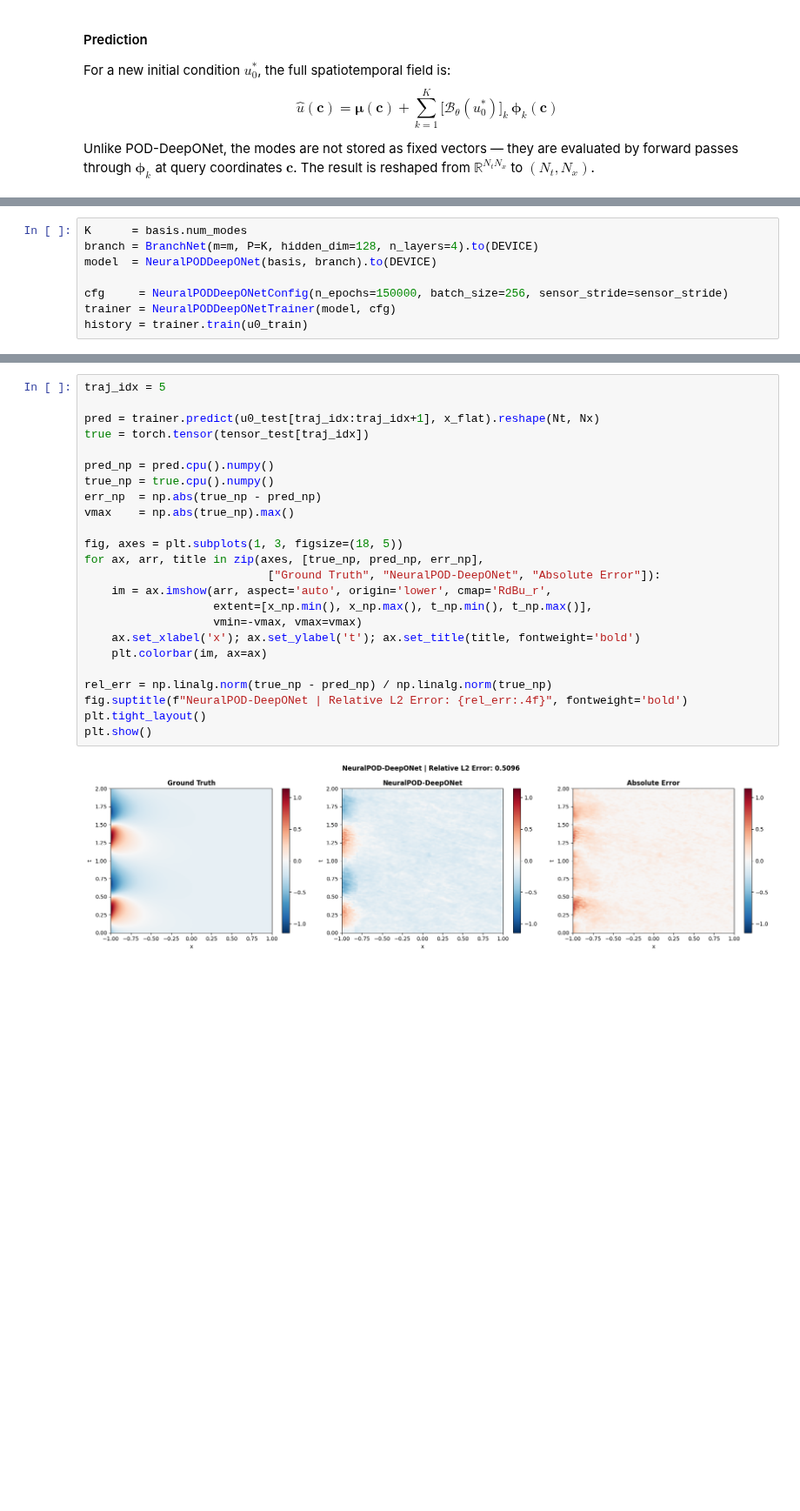
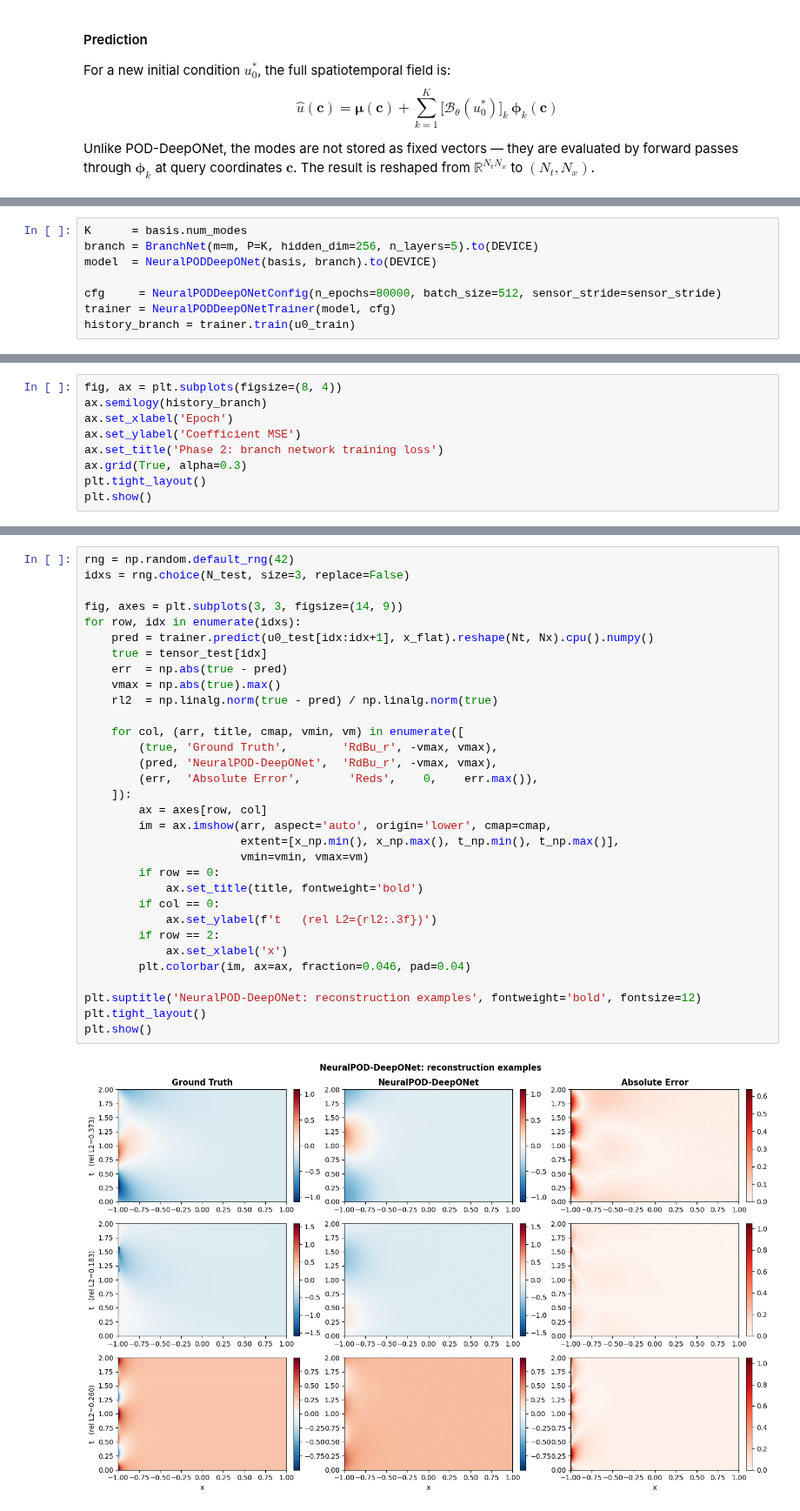
Before and after one commit to intsystems/2026-Project-185, a Jupyter notebook: code/notebooks/NeuralPOD-DeepONet.ipynb, the cells around one changed output, grey strips where cells are left out. Shown at 87% size. Cells and saved outputs as stored; diff of their text form; blank space fills up the shorter version.

Commit message:
Update error NPOD-DeepONet

```diff
--- a/code/notebooks/NeuralPOD-DeepONet.ipynb
+++ b/code/notebooks/NeuralPOD-DeepONet.ipynb
@@ -129,9 +140,9 @@ Fourier NeuralPOD | N=2500, Ny=25856 | max_modes=32
 # %%
 K      = basis.num_modes
-branch = BranchNet(m=m, P=K, hidden_dim=128, n_layers=4).to(DEVICE)
+branch = BranchNet(m=m, P=K, hidden_dim=256, n_layers=5).to(DEVICE)
 model  = NeuralPODDeepONet(basis, branch).to(DEVICE)
 
-cfg     = NeuralPODDeepONetConfig(n_epochs=150000, batch_size=256, sensor_stride=sensor_stride)
+cfg     = NeuralPODDeepONetConfig(n_epochs=80000, batch_size=512, sensor_stride=sensor_stride)
 trainer = NeuralPODDeepONetTrainer(model, cfg)
-history = trainer.train(u0_train)
+history_branch = trainer.train(u0_train)
 # %% [output]
@@ -154,0 +225,9 @@ NeuralPOD-DeepONet Phase 2 | N=2500, m=101, K=32
+# %%
+fig, ax = plt.subplots(figsize=(8, 4))
+ax.semilogy(history_branch)
+ax.set_xlabel('Epoch')
+ax.set_ylabel('Coefficient MSE')
+ax.set_title('Phase 2: branch network training loss')
+ax.grid(True, alpha=0.3)
+plt.tight_layout()
+plt.show()
@@ -170,26 +251,34 @@ Test  | mean rel L2: 0.2701
 # %%
-traj_idx = 5
+rng = np.random.default_rng(42)
+idxs = rng.choice(N_test, size=3, replace=False)
 
-pred = trainer.predict(u0_test[traj_idx:traj_idx+1], x_flat).reshape(Nt, Nx)
-true = torch.tensor(tensor_test[traj_idx])
+fig, axes = plt.subplots(3, 3, figsize=(14, 9))
+for row, idx in enumerate(idxs):
+    pred = trainer.predict(u0_test[idx:idx+1], x_flat).reshape(Nt, Nx).cpu().numpy()
+    true = tensor_test[idx]
+    err  = np.abs(true - pred)
+    vmax = np.abs(true).max()
+    rl2  = np.linalg.norm(true - pred) / np.linalg.norm(true)
 
-pred_np = pred.cpu().numpy()
-true_np = true.cpu().numpy()
-err_np  = np.abs(true_np - pred_np)
-vmax    = np.abs(true_np).max()
+    for col, (arr, title, cmap, vmin, vm) in enumerate([
+        (true, 'Ground Truth',        'RdBu_r', -vmax, vmax),
+        (pred, 'NeuralPOD-DeepONet',  'RdBu_r', -vmax, vmax),
+        (err,  'Absolute Error',       'Reds',    0,    err.max()),
+    ]):
+        ax = axes[row, col]
+        im = ax.imshow(arr, aspect='auto', origin='lower', cmap=cmap,
+                       extent=[x_np.min(), x_np.max(), t_np.min(), t_np.max()],
+                       vmin=vmin, vmax=vm)
+        if row == 0:
+            ax.set_title(title, fontweight='bold')
+        if col == 0:
+            ax.set_ylabel(f't   (rel L2={rl2:.3f})')
+        if row == 2:
+            ax.set_xlabel('x')
+        plt.colorbar(im, ax=ax, fraction=0.046, pad=0.04)
 
-fig, axes = plt.subplots(1, 3, figsize=(18, 5))
-for ax, arr, title in zip(axes, [true_np, pred_np, err_np],
-                           ["Ground Truth", "NeuralPOD-DeepONet", "Absolute Error"]):
-    im = ax.imshow(arr, aspect='auto', origin='lower', cmap='RdBu_r',
-                   extent=[x_np.min(), x_np.max(), t_np.min(), t_np.max()],
-                   vmin=-vmax, vmax=vmax)
-    ax.set_xlabel('x'); ax.set_ylabel('t'); ax.set_title(title, fontweight='bold')
-    plt.colorbar(im, ax=ax)
-
-rel_err = np.linalg.norm(true_np - pred_np) / np.linalg.norm(true_np)
-fig.suptitle(f"NeuralPOD-DeepONet | Relative L2 Error: {rel_err:.4f}", fontweight='bold')
+plt.suptitle('NeuralPOD-DeepONet: reconstruction examples', fontweight='bold', fontsize=12)
 plt.tight_layout()
 plt.show()
 # %% [output]
-[figure, old version]
+[figure, new version]
```
Also changed, not shown: parts of 12 cells of this notebook.
